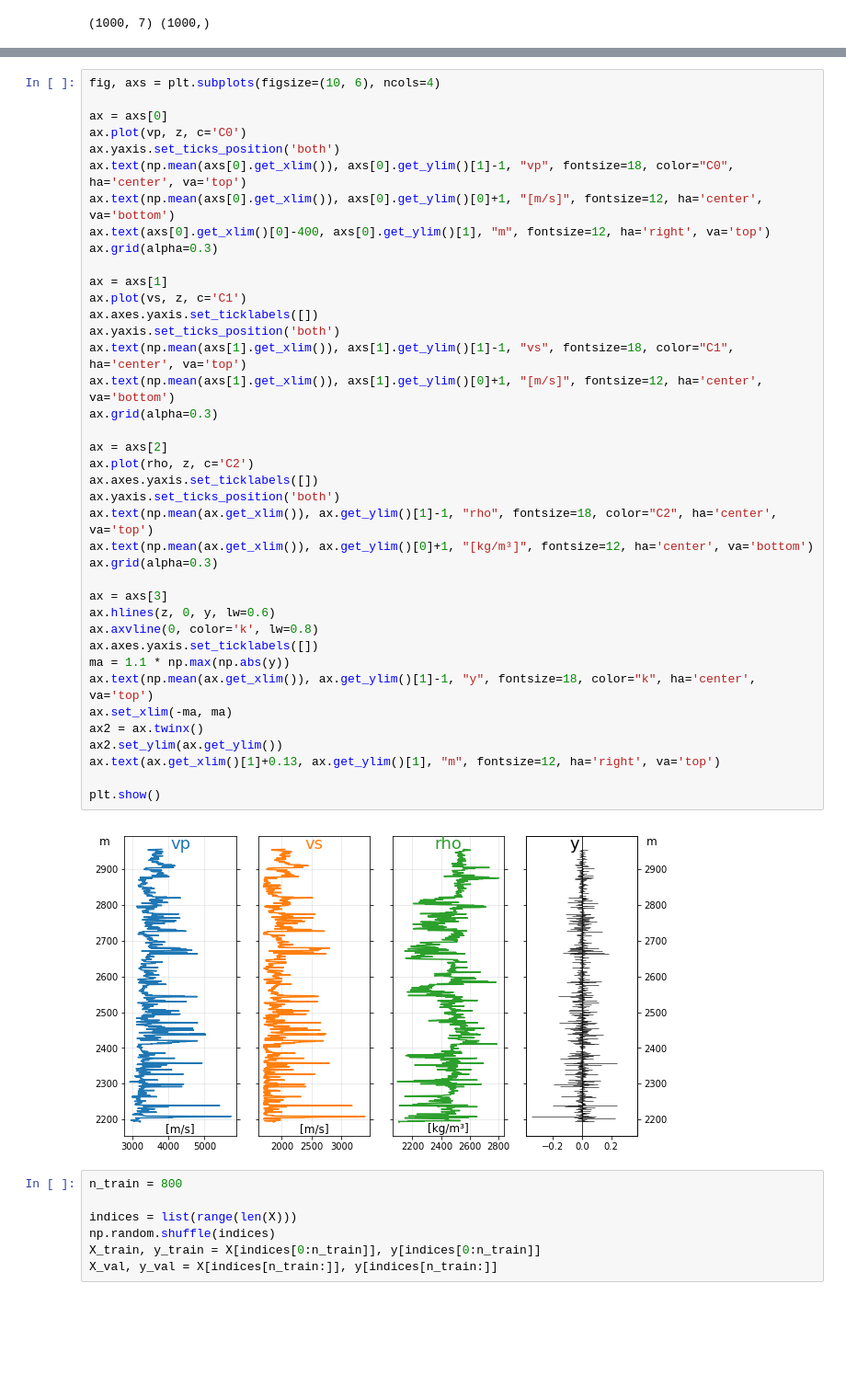
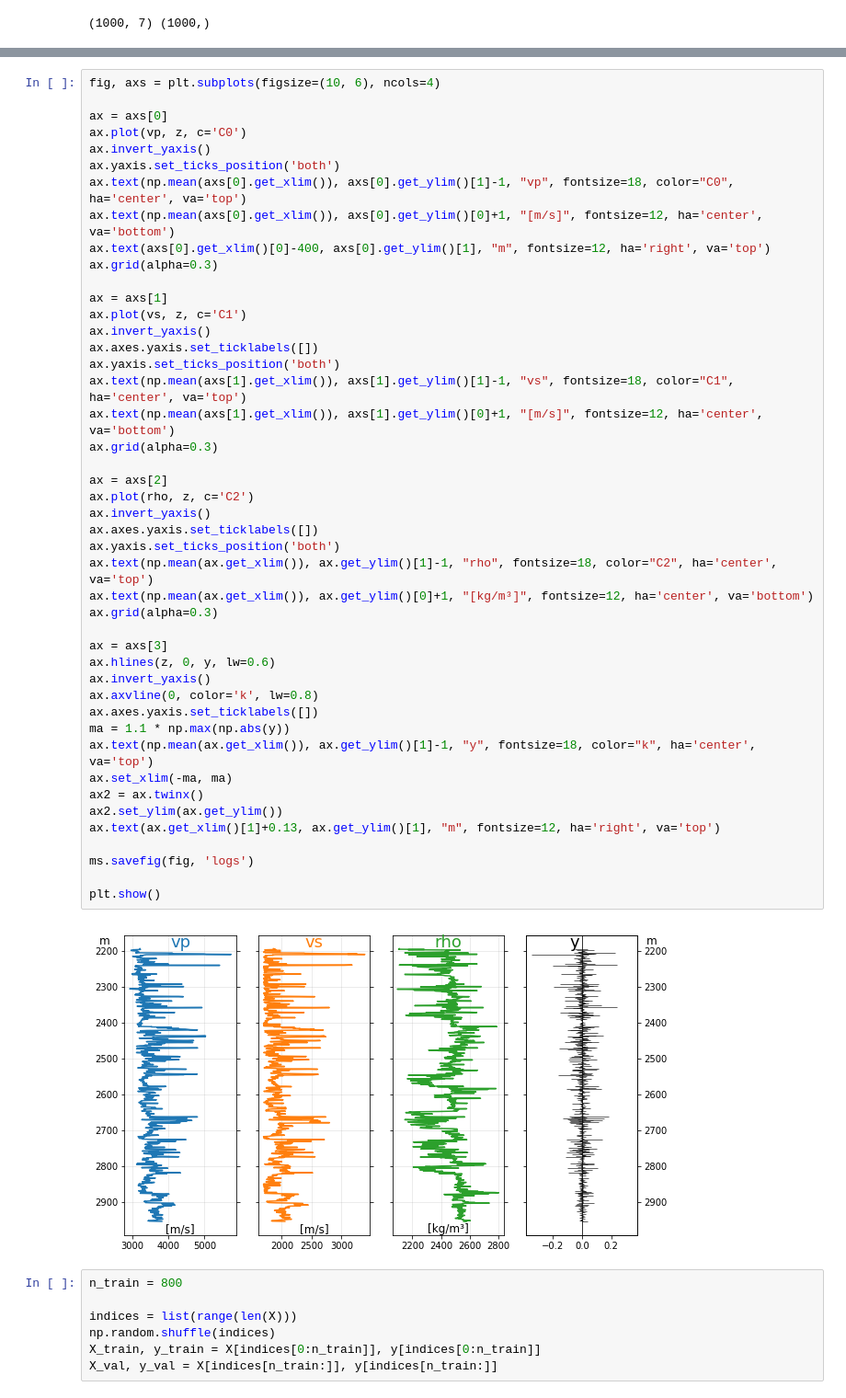
Before and after one commit to seg/tutorials-2018, a Jupyter notebook: 1808_Neural_Networks/manuscript-publication.ipynb, the cells around one changed output, grey strips where cells are left out. Shown at 92% size. Drawn from its saved outputs; the diff is of its cells as text; blank space fills up the shorter version.

```diff
--- a/1808_Neural_Networks/manuscript-publication.ipynb
+++ b/1808_Neural_Networks/manuscript-publication.ipynb
@@ -234,6 +230,7 @@ fig, axs = plt.subplots(figsize=(10, 6), ncols=4)
 
 ax = axs[0]
 ax.plot(vp, z, c='C0')
+ax.invert_yaxis()
 ax.yaxis.set_ticks_position('both')
 ax.text(np.mean(axs[0].get_xlim()), axs[0].get_ylim()[1]-1, "vp", fontsize=18, color="C0", ha='center', va='top')
 ax.text(np.mean(axs[0].get_xlim()), axs[0].get_ylim()[0]+1, "[m/s]", fontsize=12, ha='center', va='bottom')
@@ -242,34 +239,39 @@ ax.grid(alpha=0.3)
 
 ax = axs[1]
 ax.plot(vs, z, c='C1')
+ax.invert_yaxis()
 ax.axes.yaxis.set_ticklabels([])
 ax.yaxis.set_ticks_position('both')
 ax.text(np.mean(axs[1].get_xlim()), axs[1].get_ylim()[1]-1, "vs", fontsize=18, color="C1", ha='center', va='top')
 ax.text(np.mean(axs[1].get_xlim()), axs[1].get_ylim()[0]+1, "[m/s]", fontsize=12, ha='center', va='bottom')
 ax.grid(alpha=0.3)
 
 ax = axs[2]
 ax.plot(rho, z, c='C2')
+ax.invert_yaxis()
 ax.axes.yaxis.set_ticklabels([])
 ax.yaxis.set_ticks_position('both')
 ax.text(np.mean(ax.get_xlim()), ax.get_ylim()[1]-1, "rho", fontsize=18, color="C2", ha='center', va='top')
 ax.text(np.mean(ax.get_xlim()), ax.get_ylim()[0]+1, "[kg/m³]", fontsize=12, ha='center', va='bottom')
 ax.grid(alpha=0.3)
 
 ax = axs[3]
 ax.hlines(z, 0, y, lw=0.6)
+ax.invert_yaxis()
 ax.axvline(0, color='k', lw=0.8)
 ax.axes.yaxis.set_ticklabels([])
 ma = 1.1 * np.max(np.abs(y))
 ax.text(np.mean(ax.get_xlim()), ax.get_ylim()[1]-1, "y", fontsize=18, color="k", ha='center', va='top')
 ax.set_xlim(-ma, ma)
 ax2 = ax.twinx()
 ax2.set_ylim(ax.get_ylim())
 ax.text(ax.get_xlim()[1]+0.13, ax.get_ylim()[1], "m", fontsize=12, ha='right', va='top')
 
+ms.savefig(fig, 'logs')
+
 plt.show()
 # %% [output]
-[figure, old version]
+[figure, new version]
 # %%
 n_train = 800
 
```
Also changed, not shown: parts of 35 cells of this notebook.
